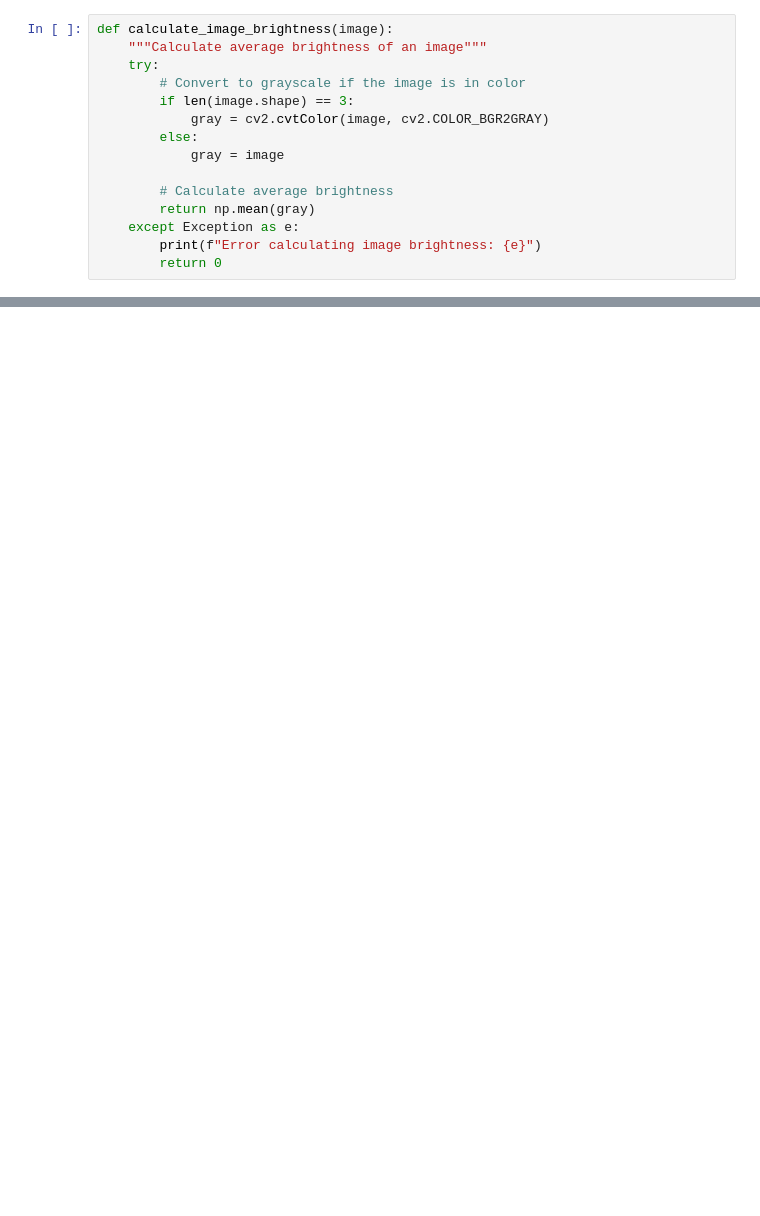
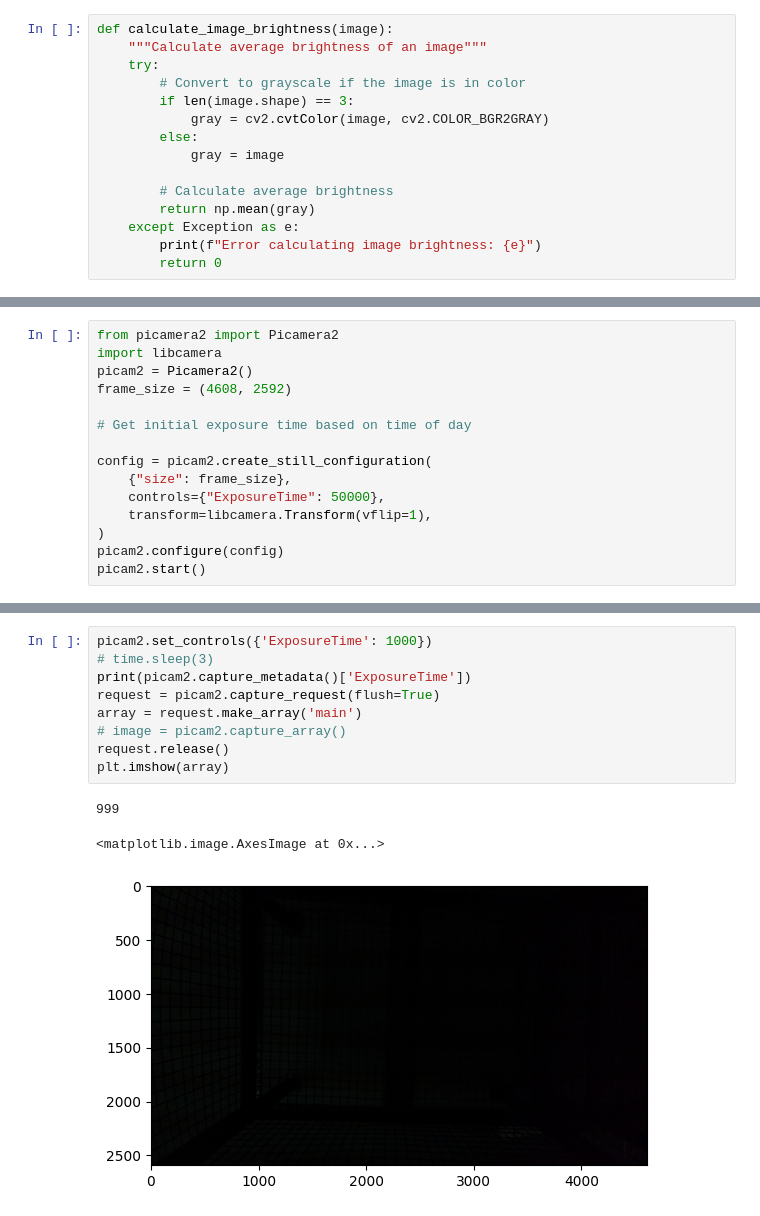
Before and after one commit to SujithChristopher/forensic, a Jupyter notebook: exposure_test.ipynb, the cells around one changed output, grey strips where cells are left out. Saved outputs shown, nothing was run; the diff lists cells and outputs as text; blank space fills up the shorter version.

```diff
--- a/exposure_test.ipynb
+++ b/exposure_test.ipynb
@@ -25,0 +31,15 @@ calculate_image_brightness(image)
+# %%
+from picamera2 import Picamera2
+import libcamera
+picam2 = Picamera2()
+frame_size = (4608, 2592)
+
+# Get initial exposure time based on time of day
+
+config = picam2.create_still_configuration(
+    {"size": frame_size},
+    controls={"ExposureTime": 50000},
+    transform=libcamera.Transform(vflip=1),
+)
+picam2.configure(config)
+picam2.start()
@@ -25,0 +55,13 @@ calculate_image_brightness(image)
+# %%
+picam2.set_controls({'ExposureTime': 1000})
+# time.sleep(3)
+print(picam2.capture_metadata()['ExposureTime'])
+request = picam2.capture_request(flush=True)
+array = request.make_array('main')
+# image = picam2.capture_array()
+request.release()
+plt.imshow(array)
+# %% [output]
+999
+<matplotlib.image.AxesImage at 0x...>
+[figure, added]
```
Also changed, not shown: parts of 4 cells of this notebook, 1 other file.
